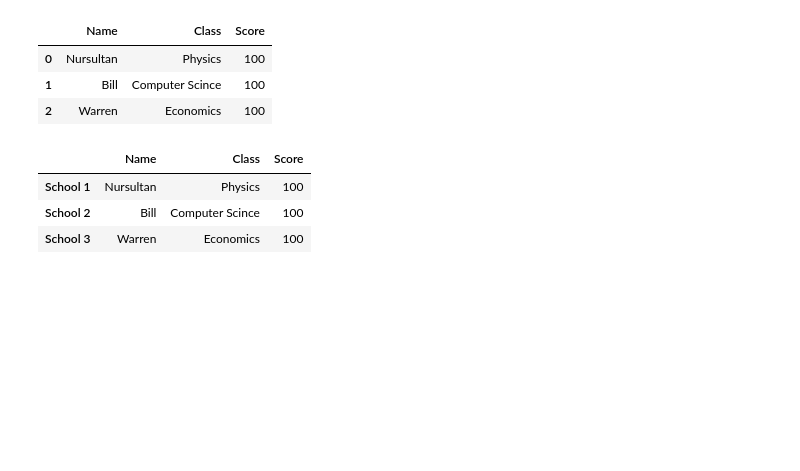
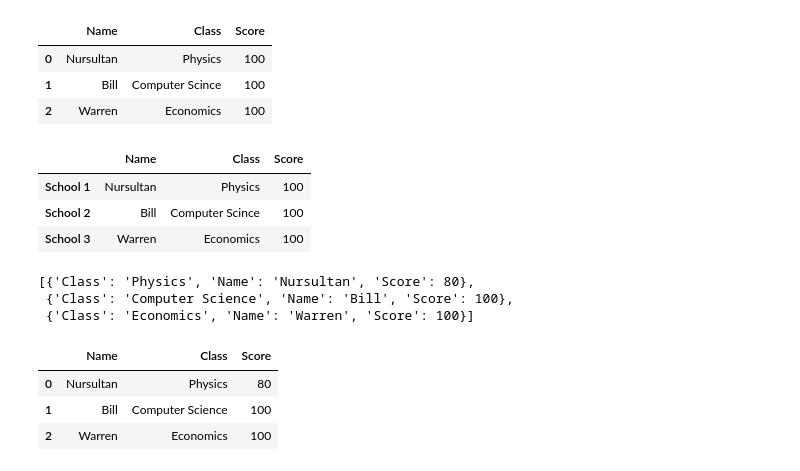
Before and after one commit to nurskurmanbekov/Applied-Data-Science-with-Python, a Jupyter notebook: Week_2.ipynb, the cells around one changed output. Cells and saved outputs as stored; diff of their text form; code cells hidden in the pictures; blank space fills up the shorter version.

```diff
--- a/Week_2.ipynb
+++ b/Week_2.ipynb
@@ -387,3 +387,26 @@ df2
 | School 1 | Nursultan | Physics | 100 |
 | School 2 | Bill | Computer Scince | 100 |
 | School 3 | Warren | Economics | 100 |
+# %%
+students =  [{'Name' : 'Nursultan',
+              'Class' : 'Physics',
+              'Score' : 80},
+             {'Name' : 'Bill',
+              'Class' : 'Computer Science',
+              'Score' : 100},
+             {'Name' : 'Warren',
+              'Class' : 'Economics',
+              'Score' : 100}]
+# %%
+students
+# %% [output]
+[{'Class': 'Physics', 'Name': 'Nursultan', 'Score': 80},
+ {'Class': 'Computer Science', 'Name': 'Bill', 'Score': 100},
+ {'Class': 'Economics', 'Name': 'Warren', 'Score': 100}]
+# %%
+pd.DataFrame(students)
+# %% [output]
+|  | Name | Class | Score |
+| 0 | Nursultan | Physics | 80 |
+| 1 | Bill | Computer Science | 100 |
+| 2 | Warren | Economics | 100 |
```
Also changed, not shown: parts of 1 cell of this notebook.
